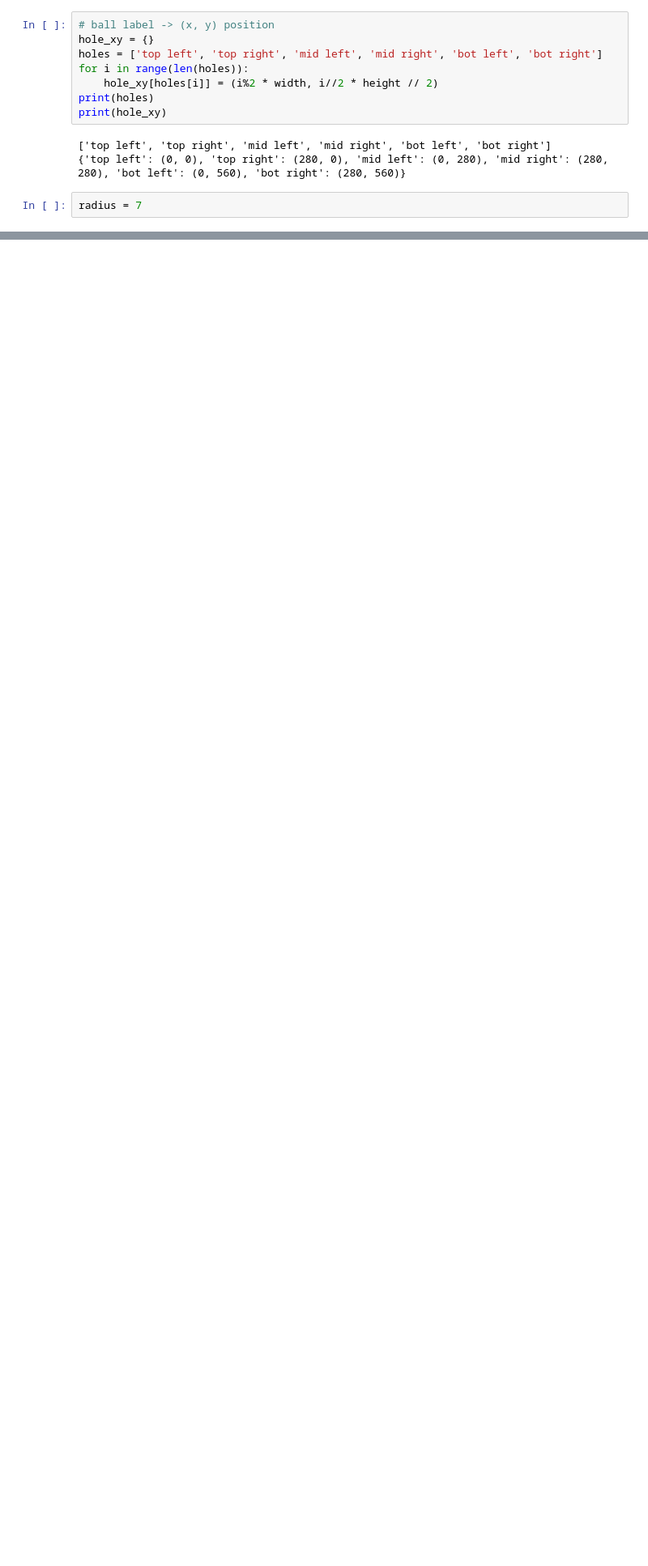
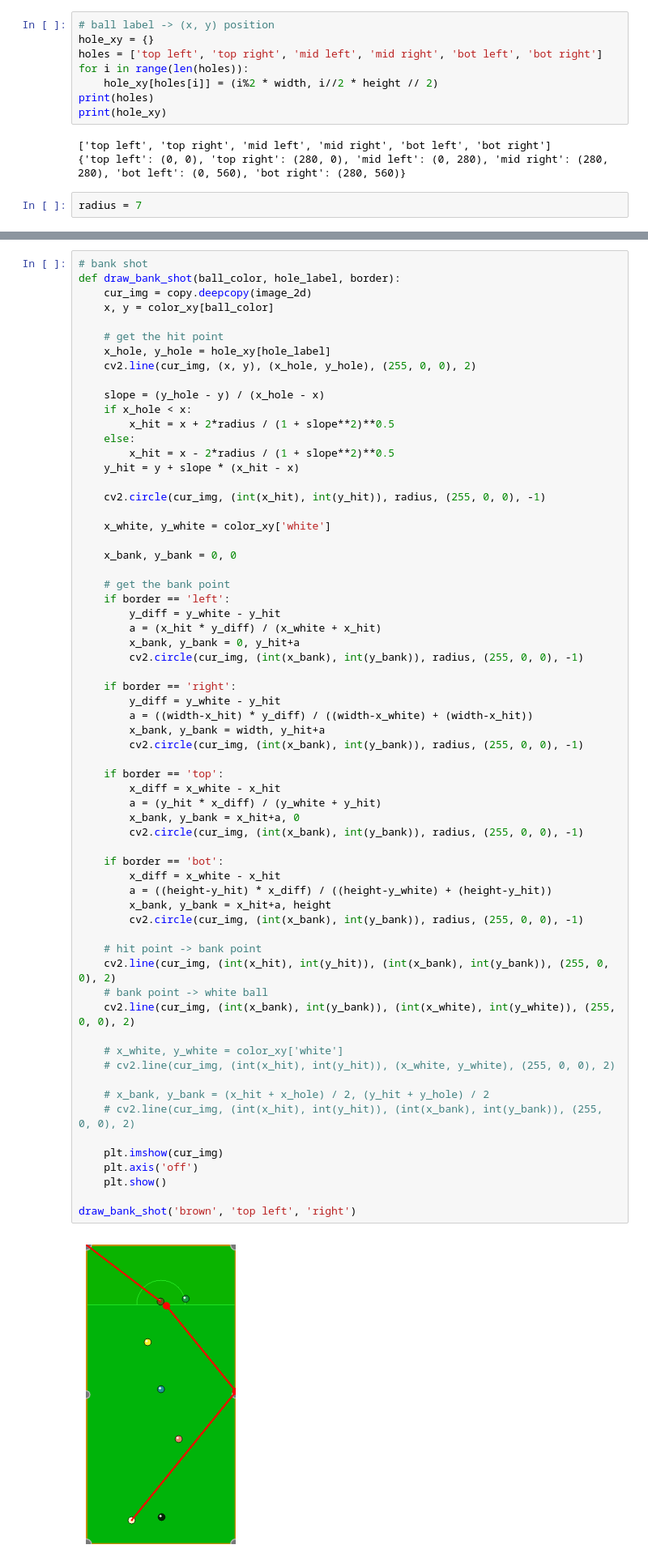
Before and after one commit to RaymRaym/snooker-master, a Jupyter notebook: CV_final_project.ipynb, the cells around one changed output, grey strips where cells are left out. Shown at 81% size. Saved outputs shown, nothing was run; the diff lists cells and outputs as text; blank space fills up the shorter version.

Commit message:
play a bank shot

```diff
--- a/CV_final_project.ipynb
+++ b/CV_final_project.ipynb
@@ -607,0 +610,66 @@ Dropdown(description='Pick a hole', options=('top left', 'top right', 'mid left'
+# %%
+# bank shot
+def draw_bank_shot(ball_color, hole_label, border):
+    cur_img = copy.deepcopy(image_2d)
+    x, y = color_xy[ball_color]
+
+    # get the hit point
+    x_hole, y_hole = hole_xy[hole_label]
+    cv2.line(cur_img, (x, y), (x_hole, y_hole), (255, 0, 0), 2)
+
+    slope = (y_hole - y) / (x_hole - x)
+    if x_hole < x:
+        x_hit = x + 2*radius / (1 + slope**2)**0.5
+    else:
+        x_hit = x - 2*radius / (1 + slope**2)**0.5
+    y_hit = y + slope * (x_hit - x)
+
+    cv2.circle(cur_img, (int(x_hit), int(y_hit)), radius, (255, 0, 0), -1)
+
+    x_white, y_white = color_xy['white']
+
+    x_bank, y_bank = 0, 0
+
+    # get the bank point
+    if border == 'left':
+        y_diff = y_white - y_hit
+        a = (x_hit * y_diff) / (x_white + x_hit)
+        x_bank, y_bank = 0, y_hit+a
+        cv2.circle(cur_img, (int(x_bank), int(y_bank)), radius, (255, 0, 0), -1)
+
+    if border == 'right':
+        y_diff = y_white - y_hit
+        a = ((width-x_hit) * y_diff) / ((width-x_white) + (width-x_hit))
+        x_bank, y_bank = width, y_hit+a
+        cv2.circle(cur_img, (int(x_bank), int(y_bank)), radius, (255, 0, 0), -1)
+
+    if border == 'top':
+        x_diff = x_white - x_hit
+        a = (y_hit * x_diff) / (y_white + y_hit)
+        x_bank, y_bank = x_hit+a, 0
+        cv2.circle(cur_img, (int(x_bank), int(y_bank)), radius, (255, 0, 0), -1)
+
+    if border == 'bot':
+        x_diff = x_white - x_hit
+        a = ((height-y_hit) * x_diff) / ((height-y_white) + (height-y_hit))
+        x_bank, y_bank = x_hit+a, height
+        cv2.circle(cur_img, (int(x_bank), int(y_bank)), radius, (255, 0, 0), -1)
+
+    # hit point -> bank point
+    cv2.line(cur_img, (int(x_hit), int(y_hit)), (int(x_bank), int(y_bank)), (255, 0, 0), 2)
+    # bank point -> white ball
+    cv2.line(cur_img, (int(x_bank), int(y_bank)), (int(x_white), int(y_white)), (255, 0, 0), 2)
+
+    # x_white, y_white = color_xy['white']
+    # cv2.line(cur_img, (int(x_hit), int(y_hit)), (x_white, y_white), (255, 0, 0), 2)
+
+    # x_bank, y_bank = (x_hit + x_hole) / 2, (y_hit + y_hole) / 2
+    # cv2.line(cur_img, (int(x_hit), int(y_hit)), (int(x_bank), int(y_bank)), (255, 0, 0), 2)
+
+    plt.imshow(cur_img)
+    plt.axis('off')
+    plt.show()
+
+draw_bank_shot('brown', 'top left', 'right')
+# %% [output]
+[figure, added]
```
Also changed, not shown: parts of 1 cell of this notebook.
